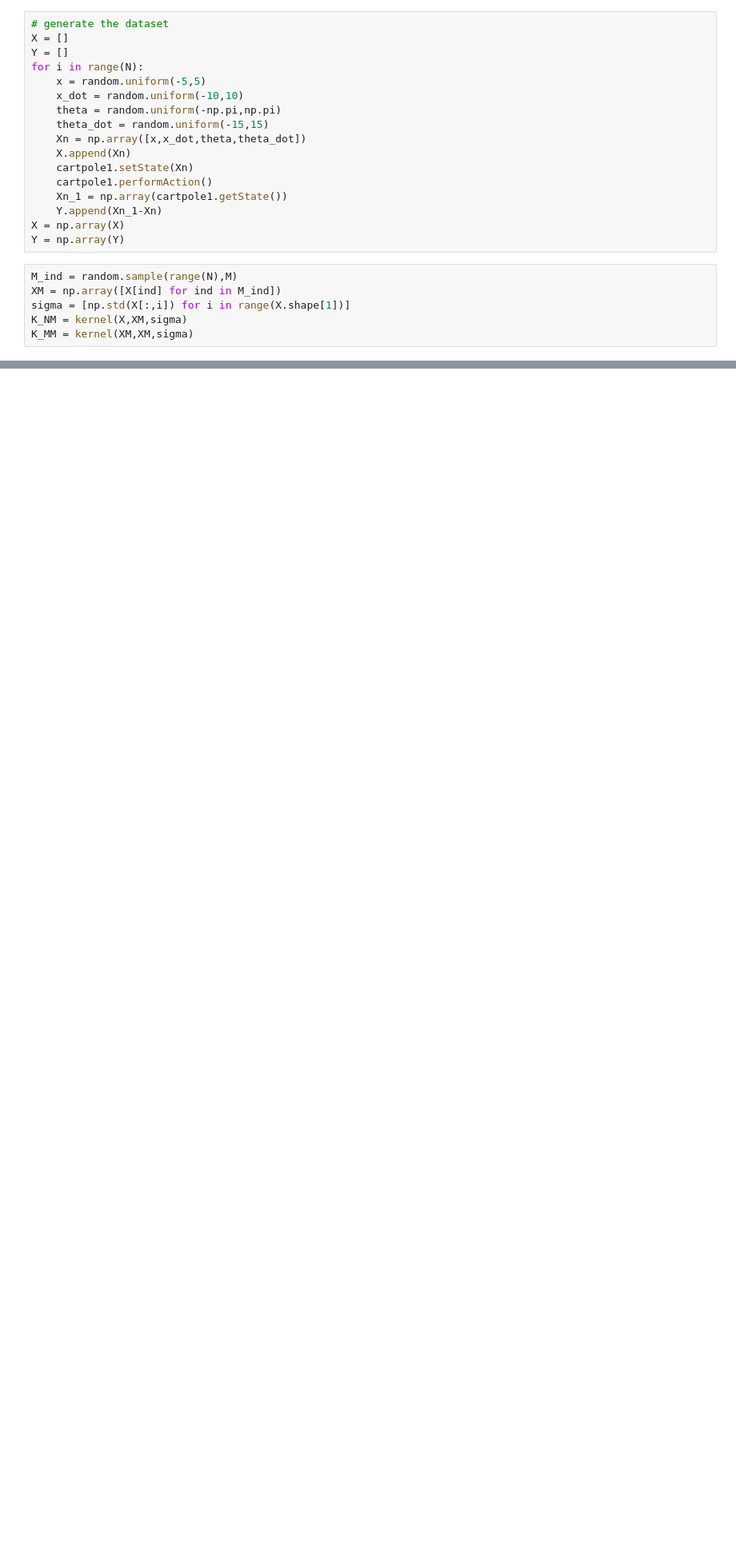
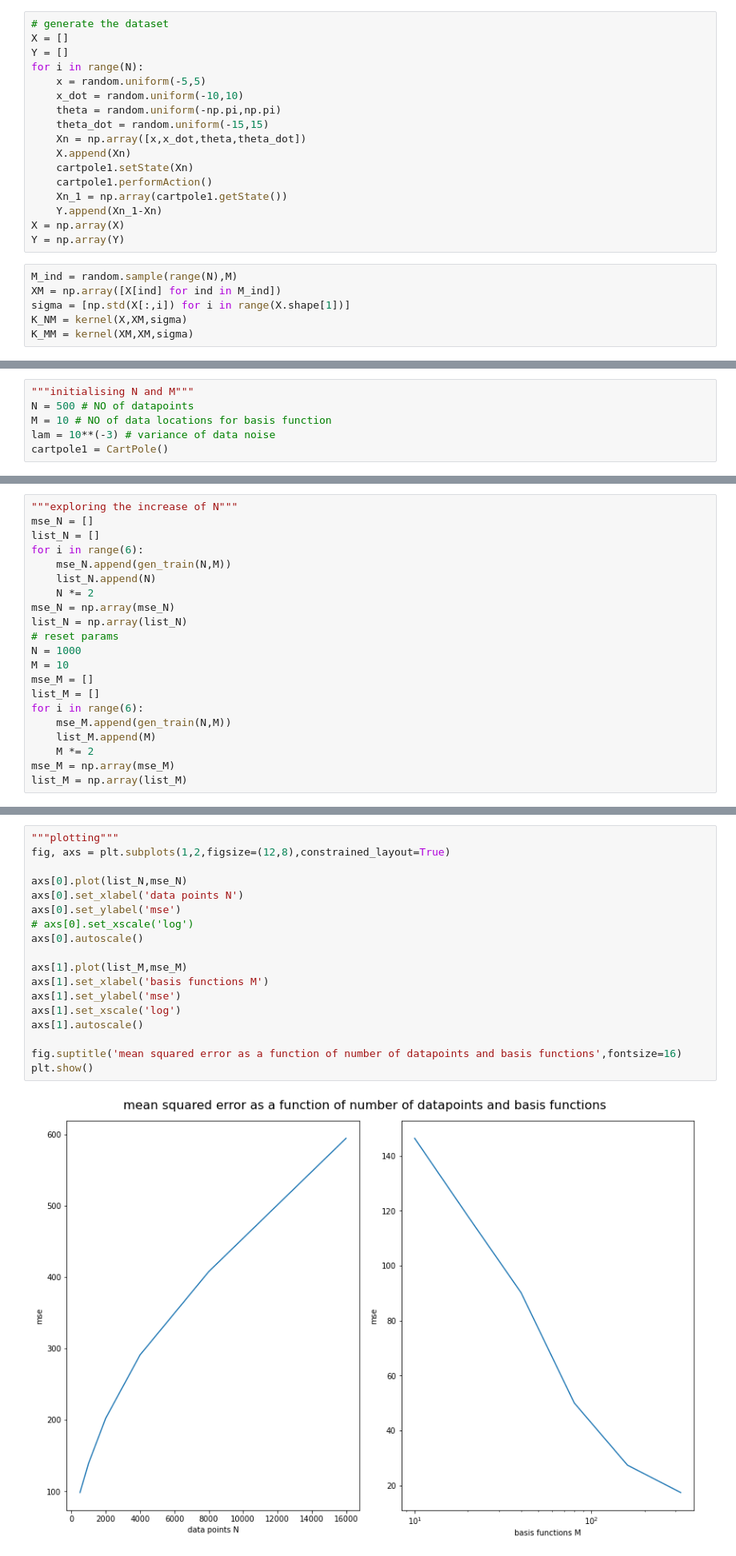
Before and after one commit to Joycy-xh297/inverted_pendulum, a Jupyter notebook: task2.ipynb, the cells around one changed output, grey strips where cells are left out. Shown: that part at 80% size. Drawn from its saved outputs; the diff is of its cells as text; blank space fills up the shorter version.

```diff
--- a/task2.ipynb
+++ b/task2.ipynb
@@ -273,0 +281,6 @@ start plotting
+# %%
+"""initialising N and M"""
+N = 500 # NO of datapoints
+M = 10 # NO of data locations for basis function
+lam = 10**(-3) # variance of data noise
+cartpole1 = CartPole()
@@ -273,0 +316,21 @@ start plotting
+# %%
+"""exploring the increase of N"""
+mse_N = []
+list_N = []
+for i in range(6):
+    mse_N.append(gen_train(N,M))
+    list_N.append(N)
+    N *= 2
+mse_N = np.array(mse_N)
+list_N = np.array(list_N)
+# reset params
+N = 1000
+M = 10
+mse_M = []
+list_M = []
+for i in range(6):
+    mse_M.append(gen_train(N,M))
+    list_M.append(M)
+    M *= 2
+mse_M = np.array(mse_M)
+list_M = np.array(list_M)
@@ -273,0 +340,20 @@ start plotting
+# %%
+"""plotting"""
+fig, axs = plt.subplots(1,2,figsize=(12,8),constrained_layout=True)
+
+axs[0].plot(list_N,mse_N)
+axs[0].set_xlabel('data points N')
+axs[0].set_ylabel('mse')
+# axs[0].set_xscale('log')
+axs[0].autoscale()
+
+axs[1].plot(list_M,mse_M)
+axs[1].set_xlabel('basis functions M')
+axs[1].set_ylabel('mse')
+axs[1].set_xscale('log')
+axs[1].autoscale()
+
+fig.suptitle('mean squared error as a function of number of datapoints and basis functions',fontsize=16)
+plt.show()
+# %% [output]
+[figure, added]
```
Also changed, not shown: parts of 9 cells of this notebook, 39 other files.
